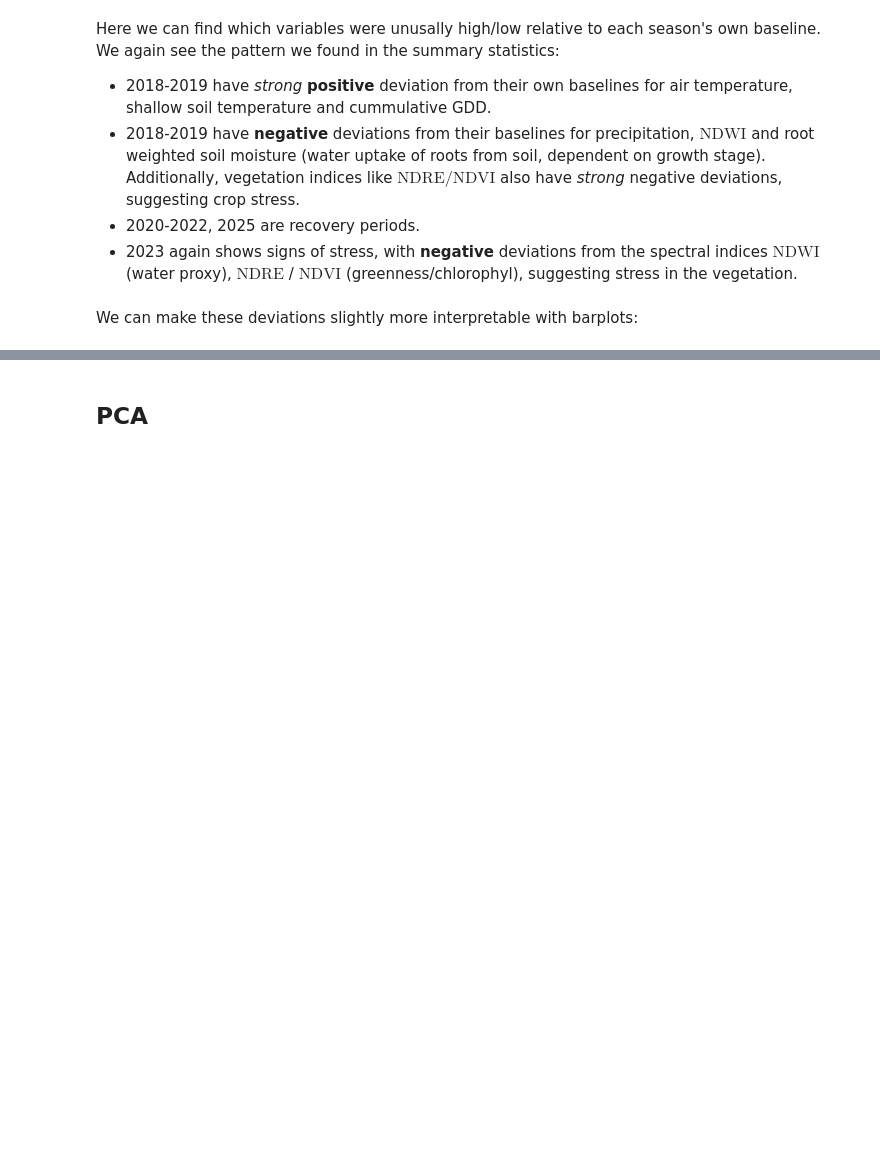
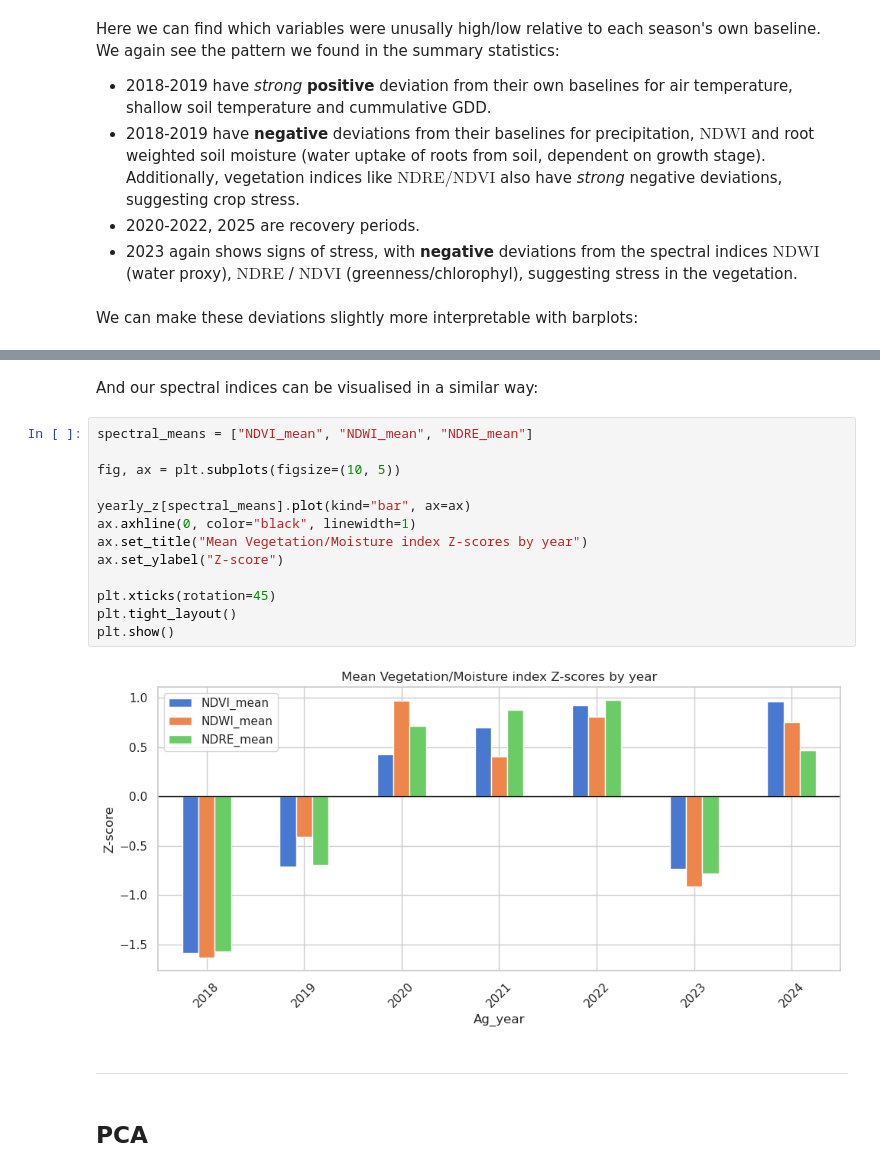
Before and after one commit to asembreek/fieldlens, a Jupyter notebook: notebooks/3. EDA with engineered features.ipynb, the cells around one changed output, grey strips where cells are left out. Drawn from its saved outputs; the diff is of its cells as text; blank space fills up the shorter version.

```diff
--- a/notebooks/3. EDA with engineered features.ipynb
+++ b/notebooks/3. EDA with engineered features.ipynb
@@ -205,2 +205,21 @@ plt.show()
+# %% [markdown]
+And our spectral indices can be visualised in a similar way:
+# %%
+spectral_means = ["NDVI_mean", "NDWI_mean", "NDRE_mean"]
+
+fig, ax = plt.subplots(figsize=(10, 5))
+
+yearly_z[spectral_means].plot(kind="bar", ax=ax)
+ax.axhline(0, color="black", linewidth=1)
+ax.set_title("Mean Vegetation/Moisture index Z-scores by year")
+ax.set_ylabel("Z-score")
+
+plt.xticks(rotation=45)
+plt.tight_layout()
+plt.show()
+# %% [output]
+[figure, added]
+# %% [markdown]
+---
 # %% [markdown]
 ## PCA
```
Also changed, not shown: parts of 20 cells of this notebook, 1 other file.
